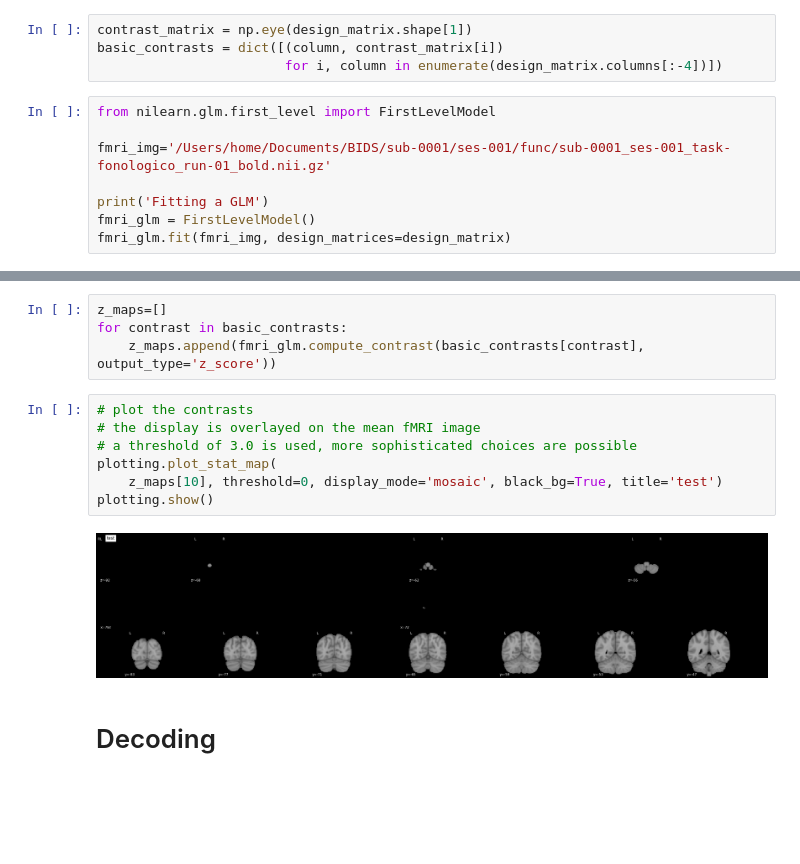
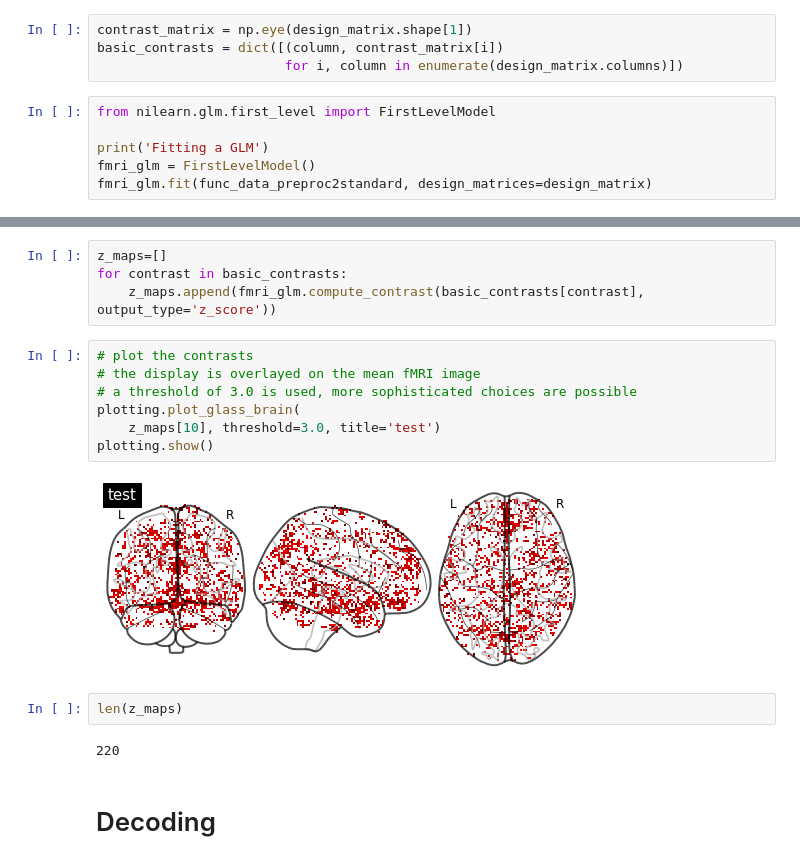
Before and after one commit to brunodireito/MVPA-speech_project, a Jupyter notebook: MVPA-project-admin/project_beta_series.ipynb, the cells around one changed output, grey strips where cells are left out. Drawn from its saved outputs; the diff is of its cells as text; blank space fills up the shorter version.

```diff
--- a/MVPA-project-admin/project_beta_series.ipynb
+++ b/MVPA-project-admin/project_beta_series.ipynb
@@ -154,15 +154,13 @@ plot_design_matrix(design_matrix)
 # %%
 contrast_matrix = np.eye(design_matrix.shape[1])
 basic_contrasts = dict([(column, contrast_matrix[i])
-                        for i, column in enumerate(design_matrix.columns[:-4])])
+                        for i, column in enumerate(design_matrix.columns)])
 # %%
 from nilearn.glm.first_level import FirstLevelModel
 
-fmri_img='/Users/home/Documents/BIDS/sub-0001/ses-001/func/sub-0001_ses-001_task-fonologico_run-01_bold.nii.gz'
-
 print('Fitting a GLM')
 fmri_glm = FirstLevelModel()
-fmri_glm.fit(fmri_img, design_matrices=design_matrix)
+fmri_glm.fit(func_data_preproc2standard, design_matrices=design_matrix)
 # %% [output]
 Fitting a GLM
 FirstLevelModel(signal_scaling=True)
@@ -173,12 +171,16 @@ for contrast in basic_contrasts:
 # %%
 # plot the contrasts
 # the display is overlayed on the mean fMRI image
 # a threshold of 3.0 is used, more sophisticated choices are possible
-plotting.plot_stat_map(
-    z_maps[10], threshold=0, display_mode='mosaic', black_bg=True, title='test')
+plotting.plot_glass_brain(
+    z_maps[10], threshold=3.0, title='test')
 plotting.show()
 # %% [output]
-[figure, old version]
+[figure, new version]
+# %%
+len(z_maps)
+# %% [output]
+220
 # %% [markdown]
 # Decoding
 # %%
```
Also changed, not shown: parts of 15 cells of this notebook, 2 other files.
